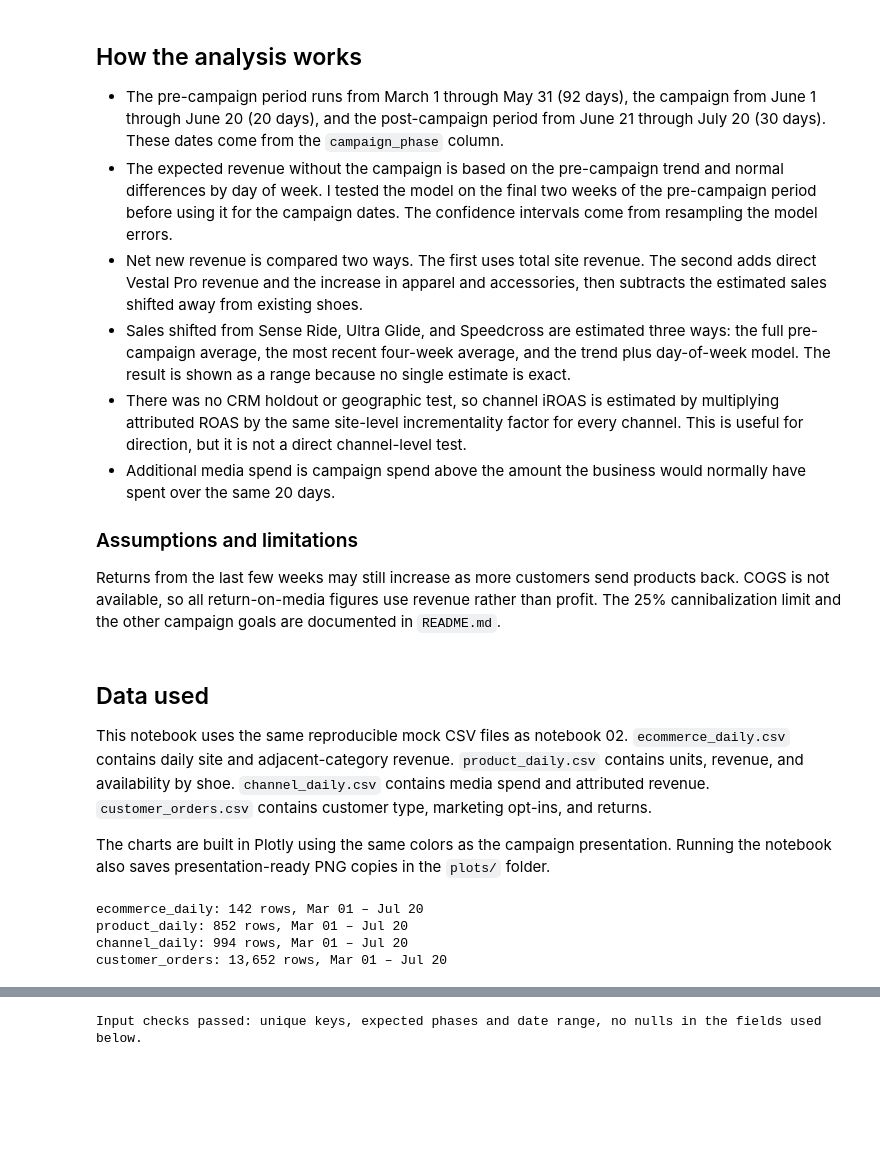
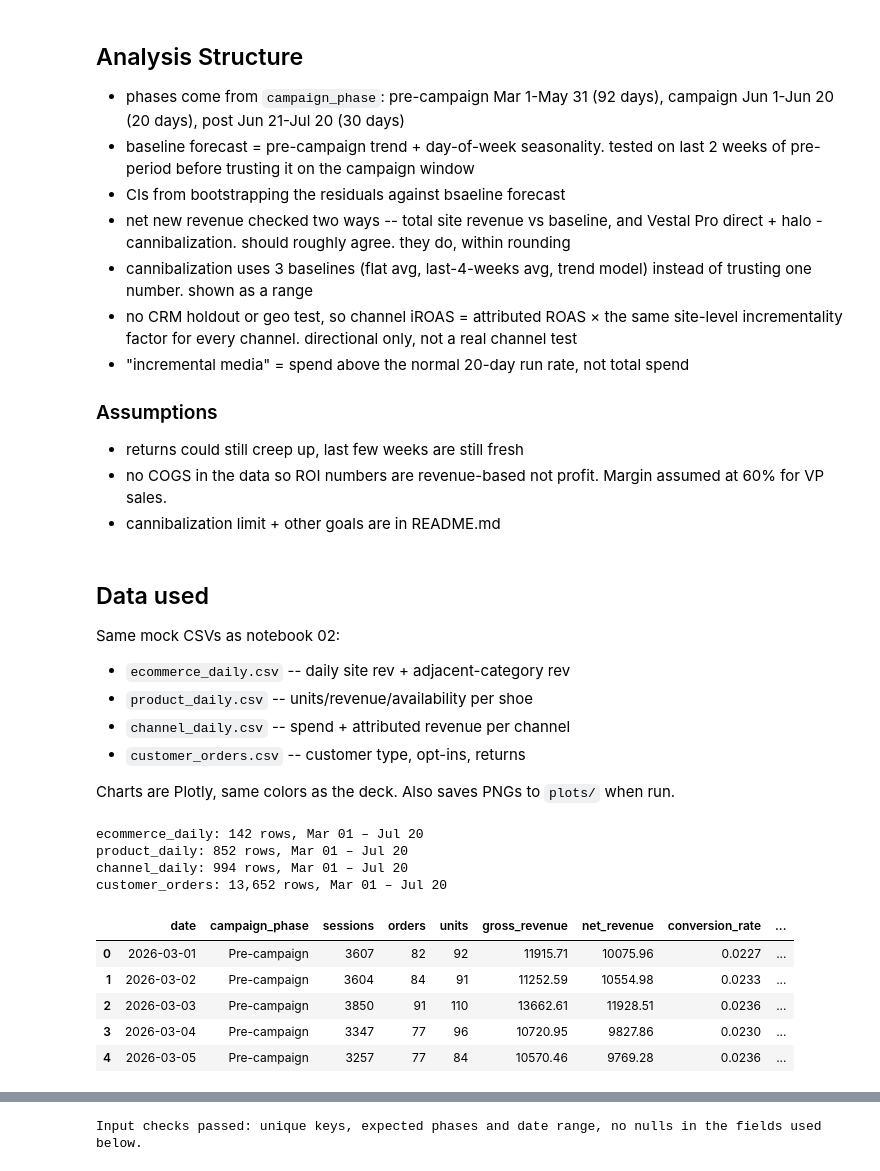
Before and after one commit to andersone17/salomon_case, a Jupyter notebook: notebooks/campaign_analysis.ipynb, the cells around one changed output, grey strips where cells are left out. Saved outputs shown, nothing was run; the diff lists cells and outputs as text; code cells hidden in the pictures; blank space fills up the shorter version.

```diff
--- a/notebooks/campaign_analysis.ipynb
+++ b/notebooks/campaign_analysis.ipynb
@@ -17,16 +25,18 @@ Inventory was sufficient during the 20-day campaign, but core sizes sold out lat
 # %% [markdown]
-## How the analysis works
+## Analysis Structure
 
-- The pre-campaign period runs from March 1 through May 31 (92 days), the campaign from June 1 through June 20 (20 days), and the post-campaign period from June 21 through July 20 (30 days). These dates come from the `campaign_phase` column.
-- The expected revenue without the campaign is based on the pre-campaign trend and normal differences by day of week. I tested the model on the final two weeks of the pre-campaign period before using it for the campaign dates. The confidence intervals come from resampling the model errors.
-- Net new revenue is compared two ways. The first uses total site revenue. The second adds direct Vestal Pro revenue and the increase in apparel and accessories, then subtracts the estimated sales shifted away from existing shoes.
-- Sales shifted from Sense Ride, Ultra Glide, and Speedcross are estimated three ways: the full pre-campaign average, the most recent four-week average, and the trend plus day-of-week model. The result is shown as a range because no single estimate is exact.
-- There was no CRM holdout or geographic test, so channel iROAS is estimated by multiplying attributed ROAS by the same site-level incrementality factor for every channel. This is useful for direction, but it is not a direct channel-level test.
-- Additional media spend is campaign spend above the amount the business would normally have spent over the same 20 days.
+- phases come from `campaign_phase`: pre-campaign Mar 1-May 31 (92 days), campaign Jun 1-Jun 20 (20 days), post Jun 21-Jul 20 (30 days)
+- baseline forecast = pre-campaign trend + day-of-week seasonality. tested on last 2 weeks of pre-period before trusting it on the campaign window
+- CIs from bootstrapping the residuals against bsaeline forecast
+- net new revenue checked two ways -- total site revenue vs baseline, and Vestal Pro direct + halo - cannibalization. should roughly agree. they do, within rounding
+- cannibalization uses 3 baselines (flat avg, last-4-weeks avg, trend model) instead of trusting one number. shown as a range
+- no CRM holdout or geo test, so channel iROAS = attributed ROAS × the same site-level incrementality factor for every channel. directional only, not a real channel test
+- "incremental media" = spend above the normal 20-day run rate, not total spend
 
-### Assumptions and limitations
-
-Returns from the last few weeks may still increase as more customers send products back. COGS is not available, so all return-on-media figures use revenue rather than profit. The 25% cannibalization limit and the other campaign goals are documented in `README.md`.
+### Assumptions
+- returns could still creep up, last few weeks are still fresh
+- no COGS in the data so ROI numbers are revenue-based not profit. Margin assumed at 60% for VP sales.
+- cannibalization limit + other goals are in README.md
 # %%
 from pathlib import Path
 import warnings
@@ -162,9 +172,13 @@ N_BOOT = 4000
 # %% [markdown]
 ## Data used
 
-This notebook uses the same reproducible mock CSV files as notebook 02. `ecommerce_daily.csv` contains daily site and adjacent-category revenue. `product_daily.csv` contains units, revenue, and availability by shoe. `channel_daily.csv` contains media spend and attributed revenue. `customer_orders.csv` contains customer type, marketing opt-ins, and returns.
+Same mock CSVs as notebook 02:
+- `ecommerce_daily.csv` -- daily site rev + adjacent-category rev
+- `product_daily.csv` -- units/revenue/availability per shoe
+- `channel_daily.csv` -- spend + attributed revenue per channel
+- `customer_orders.csv` -- customer type, opt-ins, returns
 
-The charts are built in Plotly using the same colors as the campaign presentation. Running the notebook also saves presentation-ready PNG copies in the `plots/` folder.
+Charts are Plotly, same colors as the deck. Also saves PNGs to `plots/` when run.
 # %%
 ROOT = Path.cwd()
 if not (ROOT / "data" / "mock").exists():
@@ -187,3 +201,12 @@ ecommerce_daily: 142 rows, Mar 01 – Jul 20
 product_daily: 852 rows, Mar 01 – Jul 20
 channel_daily: 994 rows, Mar 01 – Jul 20
 customer_orders: 13,652 rows, Mar 01 – Jul 20
+# %%
+ecommerce.head(5)
+# %% [output]
+|  | date | campaign_phase | sessions | orders | units | gross_revenue | net_revenue | conversion_rate | ... |
+| 0 | 2026-03-01 | Pre-campaign | 3607 | 82 | 92 | 11915.71 | 10075.96 | 0.0227 | ... |
+| 1 | 2026-03-02 | Pre-campaign | 3604 | 84 | 91 | 11252.59 | 10554.98 | 0.0233 | ... |
+| 2 | 2026-03-03 | Pre-campaign | 3850 | 91 | 110 | 13662.61 | 11928.51 | 0.0236 | ... |
+| 3 | 2026-03-04 | Pre-campaign | 3347 | 77 | 96 | 10720.95 | 9827.86 | 0.0230 | ... |
+| 4 | 2026-03-05 | Pre-campaign | 3257 | 77 | 84 | 10570.46 | 9769.28 | 0.0236 | ... |
```
Also changed, not shown: parts of 39 cells of this notebook, 40 other files.
